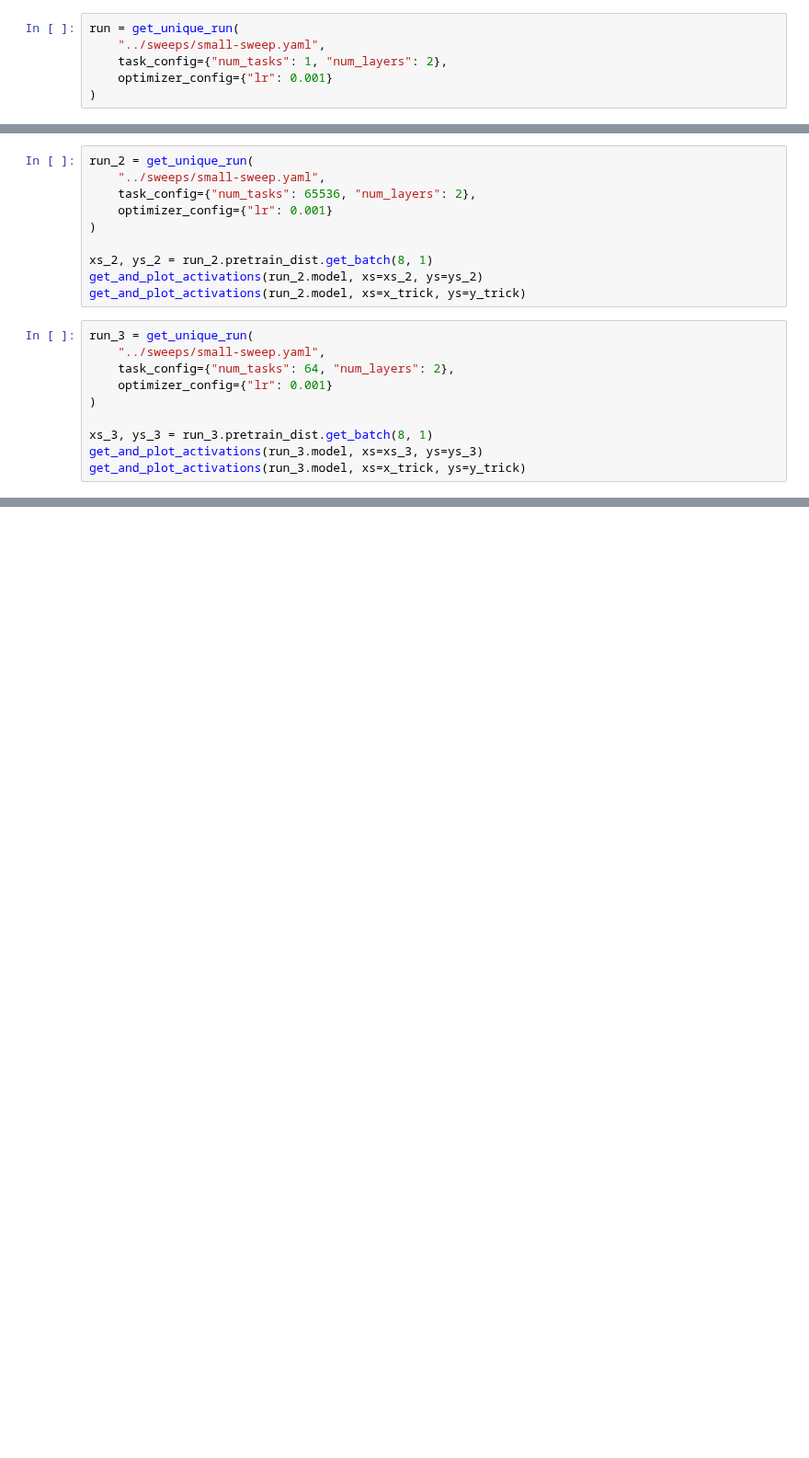
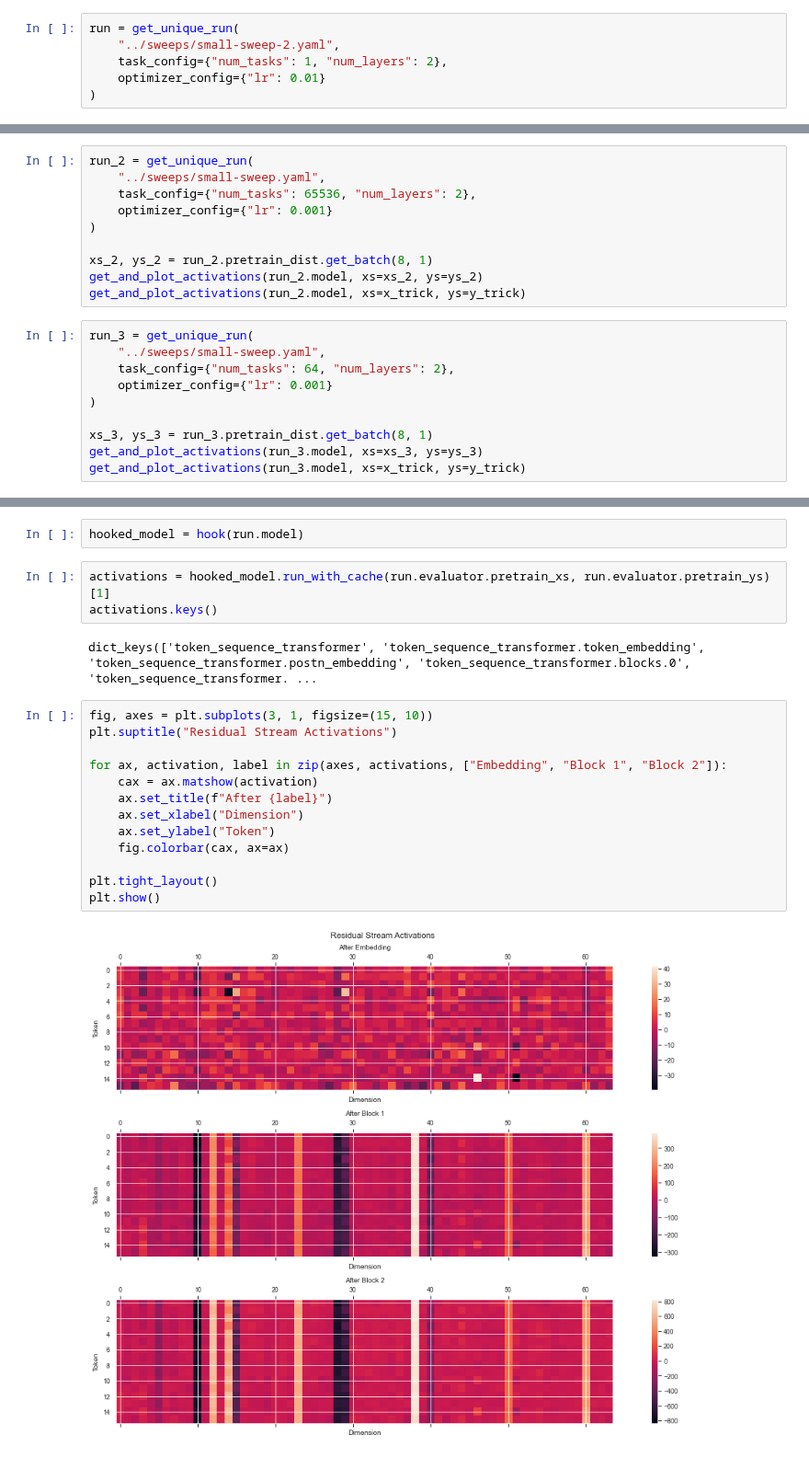
Before and after one commit to timaeus-research/icl, a Jupyter notebook: notebooks/mechinterp.ipynb, the cells around one changed output, grey strips where cells are left out. Shown at 92% size. Drawn from its saved outputs; the diff is of its cells as text; blank space fills up the shorter version.

```diff
--- a/notebooks/mechinterp.ipynb
+++ b/notebooks/mechinterp.ipynb
@@ -24,8 +21,8 @@ You may be able to resolve this warning by setting `model_config['protected_name
 # %%
 run = get_unique_run(
-    "../sweeps/small-sweep.yaml",
+    "../sweeps/small-sweep-2.yaml",
     task_config={"num_tasks": 1, "num_layers": 2},
-    optimizer_config={"lr": 0.001}
+    optimizer_config={"lr": 0.01}
 )
 # %%
 # Confirm that we've loaded in the most recent model
@@ -482,0 +553,22 @@ get_and_plot_activations(run_3.model, xs=x_trick, ys=y_trick)
+# %%
+hooked_model = hook(run.model)
+# %%
+activations = hooked_model.run_with_cache(run.evaluator.pretrain_xs, run.evaluator.pretrain_ys)[1]
+activations.keys()
+# %% [output]
+dict_keys(['token_sequence_transformer', 'token_sequence_transformer.token_embedding', 'token_sequence_transformer.postn_embedding', 'token_sequence_transformer.blocks.0', 'token_sequence_transformer. ...
+# %%
+fig, axes = plt.subplots(3, 1, figsize=(15, 10))
+plt.suptitle("Residual Stream Activations")
+
+for ax, activation, label in zip(axes, activations, ["Embedding", "Block 1", "Block 2"]):
+    cax = ax.matshow(activation)
+    ax.set_title(f"After {label}")
+    ax.set_xlabel("Dimension")
+    ax.set_ylabel("Token")
+    fig.colorbar(cax, ax=ax)
+
+plt.tight_layout()
+plt.show()
+# %% [output]
+[figure, added]
```
Also changed, not shown: parts of 13 cells of this notebook, 8 other files.
